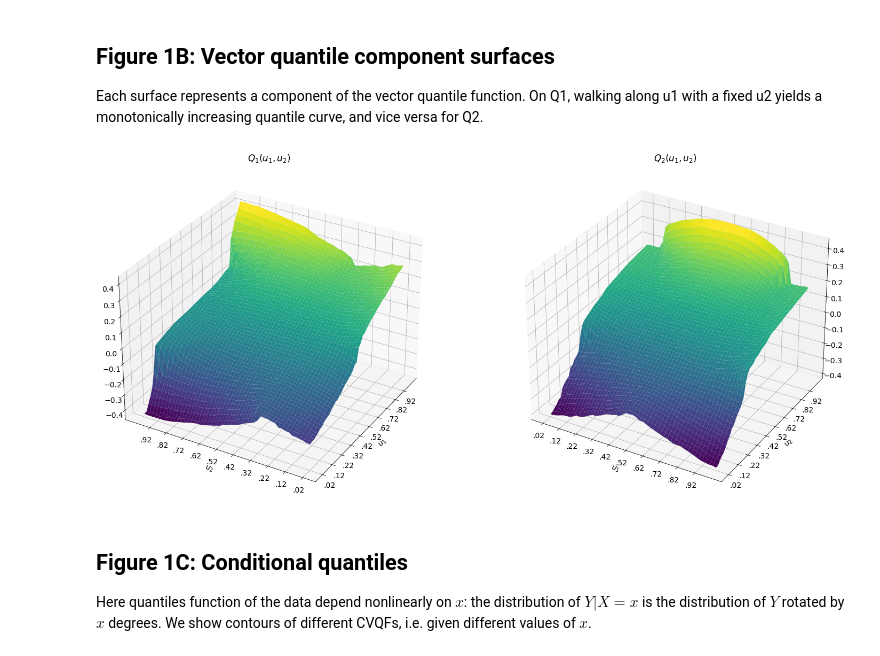
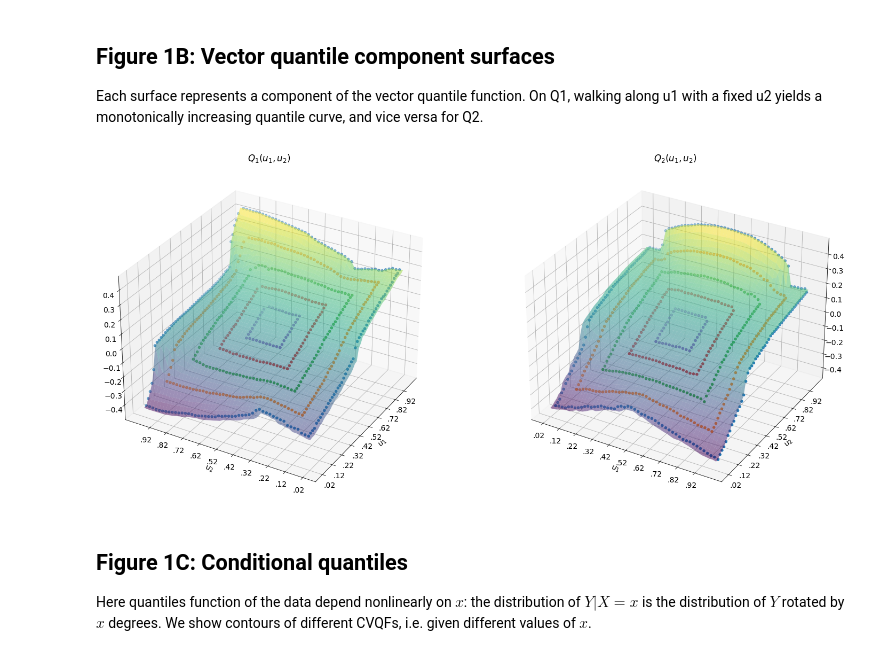
Before and after one commit to vistalab-technion/vqr, a Jupyter notebook: notebooks/fig1.ipynb, the cells around one changed output. Cells and saved outputs as stored; diff of their text form; code cells hidden in the pictures.

Commit message:
fig1 notebook: add contours on surface

```diff
--- a/notebooks/fig1.ipynb
+++ b/notebooks/fig1.ipynb
@@ -120,20 +120,37 @@ violations (refine=True): 0.0
 Each surface represents a component of the vector quantile function.
 On Q1, walking along u1 with a fixed u2 yields a monotonically increasing quantile
 curve, and vice versa for Q2.
-# %%
-from vqr.plot import plot_quantiles_3d
-
-fig, axes = plot_quantiles_3d(
-    T, d=2,
-    Qs=vq2.vector_quantiles(refine=True),
-    Us=vq2.quantile_grid, figsize=(25, 20),
-    colorbar=False,
-)
-axes[0].view_init(axes[0].elev, -150)
-
-fig.savefig("figs/fig1/fig1b.png", dpi=150, bbox_inches="tight")
-# %% [output]
-[figure, removed]
+# %%
+from vqr.plot import plot_quantiles_3d
+
+from vqr.vqr import quantile_contour
+
+Qs=vq2.vector_quantiles(refine=True)
+Us=vq2.quantile_grid
+
+fig, axes = plot_quantiles_3d(
+    T, d=2,
+    Qs=Qs,
+    Us=Us,
+    figsize=(25, 20),
+    colorbar=False,
+    alpha=0.5,
+    cmap="viridis",
+)
+
+# Plot contours on the 3d surface
+for alpha in alphas:
+    QC_Qvals, QC_idx = quantile_contour(T, d=2, Qs=Qs, alpha=alpha)
+    QC_Uvals = np.array([(Us[0][u1,u2], Us[1][u1,u2]) for (u1, u2) in QC_idx])
+    axes[0].scatter3D(xs=QC_Uvals[:,0], ys=QC_Uvals[:,1], zs=QC_Qvals[:,0],zorder=10)
+    axes[1].scatter3D(xs=QC_Uvals[:,0], ys=QC_Uvals[:,1], zs=QC_Qvals[:,1],zorder=10)
+
+
+axes[0].view_init(axes[0].elev, -150)
+
+fig.savefig("figs/fig1/fig1b.png", dpi=150, bbox_inches="tight")
+# %% [output]
+[figure, added]
 # %% [markdown]
 ## Figure 1C: Conditional quantiles
 
```
